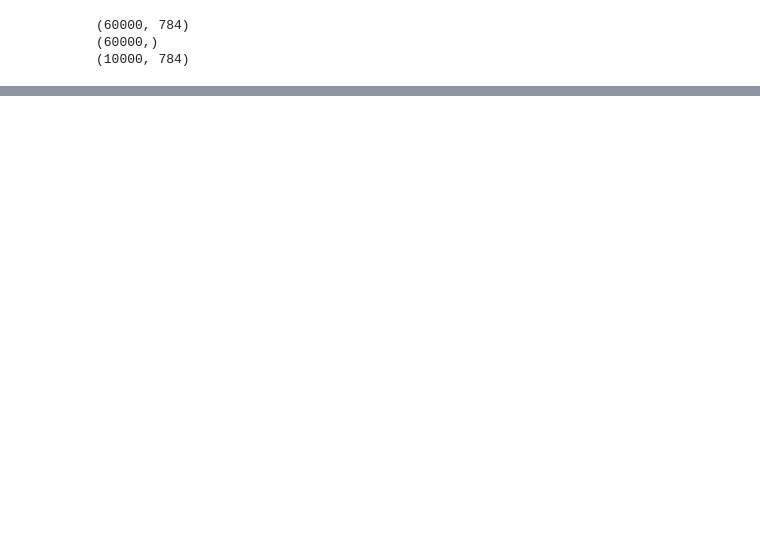
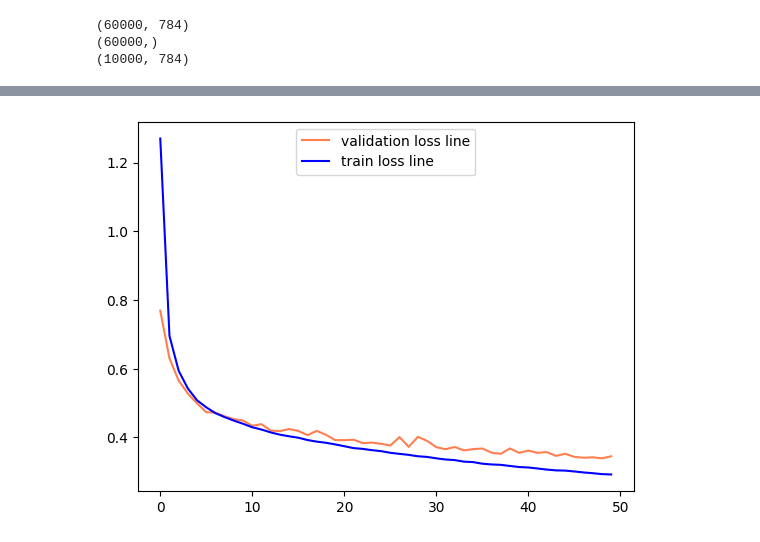
Before and after one commit to nguyenvudung030121/python_ComputerVison, a Jupyter notebook: Tuan2/read_and_show.ipynb, the cells around one changed output, grey strips where cells are left out. Drawn from its saved outputs; the diff is of its cells as text; code cells hidden in the pictures; blank space fills up the shorter version.

```diff
--- a/Tuan2/read_and_show.ipynb
+++ b/Tuan2/read_and_show.ipynb
@@ -28,0 +45,26 @@ for i in range(9):
+# %%
+x_train = np.reshape(x_train, (60000, 28, 28))
+# %%
+import tensorflow as tf
+#định nghĩa hàm loss
+loss_fn = tf.keras.losses.CategoricalCrossentropy()
+# định nghĩa thuật toán tối ưu
+optimizer = tf.keras.optimizers.SGD(learning_rate=0.01)
+# xây dựng mô hình
+def create_model():
+    model = tf.keras.models.Sequential([
+        tf.keras.layers.Flatten(input_shape=(28, 28)),
+        tf.keras.layers.Dense(128, activation='relu'),
+        # tf.keras.layers.Dropout(0.2),
+        tf.keras.layers.Dense(256, activation='relu'),
+        tf.keras.layers.Dense(256, activation='relu'),
+        tf.keras.layers.Dense(10, activation='softmax')
+    ])
+    model.compile(optimizer=optimizer,
+                  loss=loss_fn,
+                  metrics=['accuracy'])
+    return model
+# %%
+# tạo mô hình và in ra bảng tổng kết
+model = create_model()
+model.summary()
@@ -28,0 +91,8 @@ for i in range(9):
+# %%
+# xây dựng hàm lưu lại mô hình dựa theo loss của tập validation
+item_filepath = './items/'
+callback = tf.keras.callbacks.ModelCheckpoint(filepath=item_filepath, monitor='val_loss', verbose=1,
+                                              save_best_only=False, save_weights_only=False)
+# bắt đầu training
+his = model.fit(x_train, y_train, epochs=50, batch_size=128,
+                validation_split=0.2, callbacks=callback)
@@ -28,0 +117,8 @@ for i in range(9):
+# %%
+# vẽ đường loss trên tập train và tập validation
+plt.plot(his.history['val_loss'], c='coral', label='validation loss line')
+plt.plot(his.history['loss'], c='blue', label='train loss line')
+legend = plt.legend(loc='upper center')
+plt.show()
+# %% [output]
+[figure, added]
```
Also changed, not shown: parts of 9 cells of this notebook, 9 other files.
